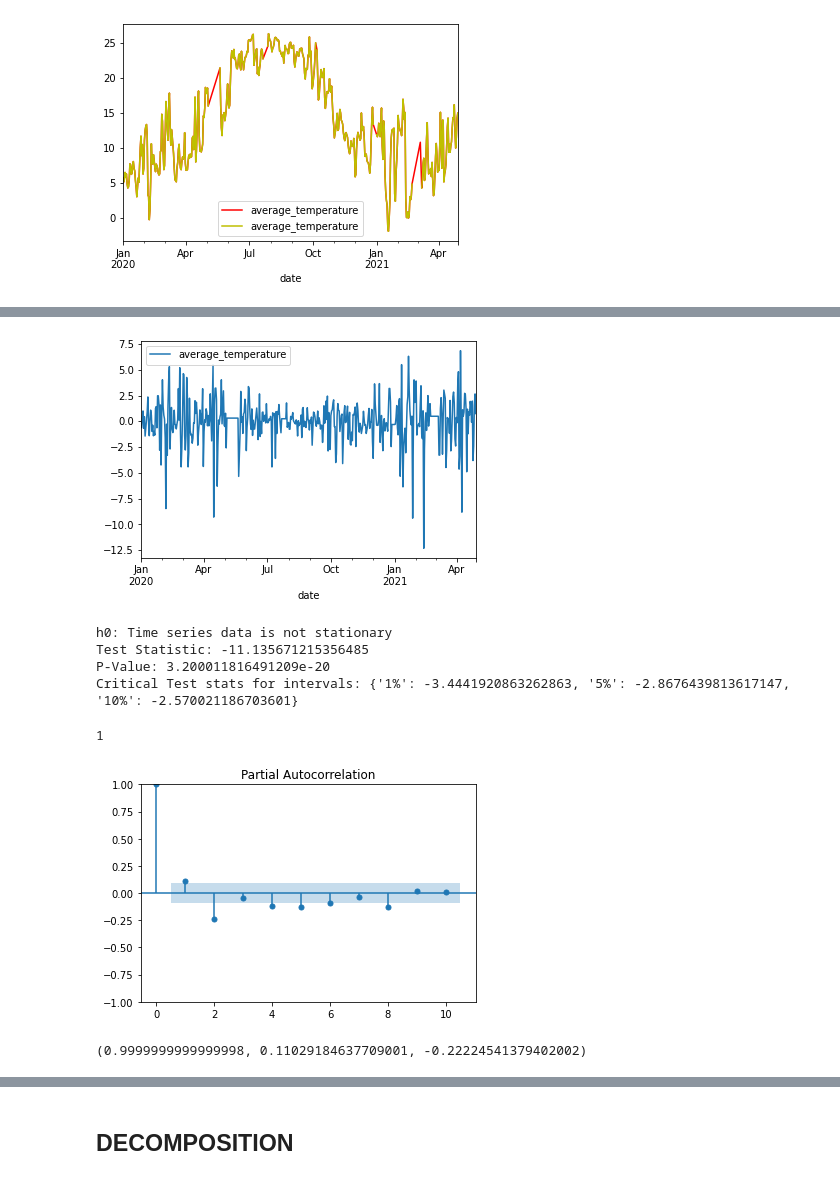
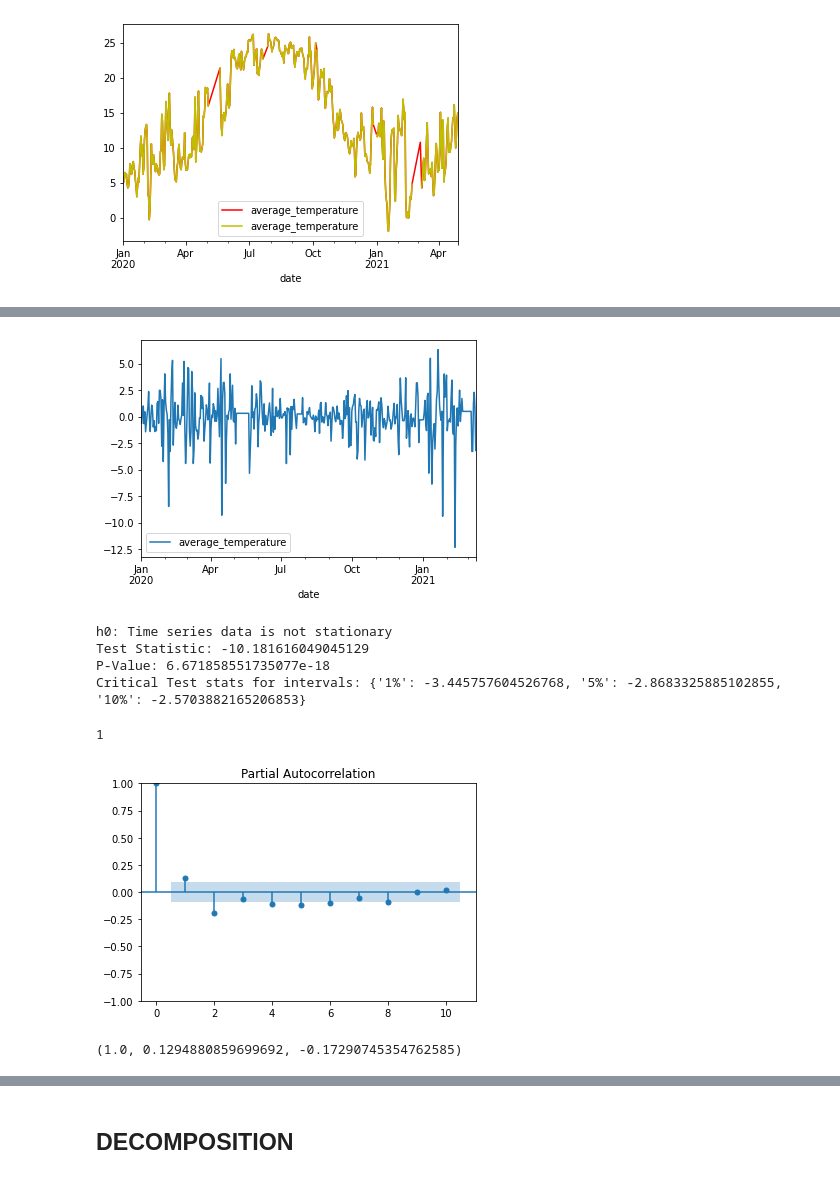
Before and after one commit to LeventSoykan/Analysis_IBB_Istanbul_Weather_Traffic_Dataset, a Jupyter notebook: analysis_hourly_figures.ipynb, the cells around one changed output, grey strips where cells are left out. Drawn from its saved outputs; the diff is of its cells as text; code cells hidden in the pictures.

Commit message:
Update analysis_hourly_figures.ipynb
Split data and run ARIMA again

```diff
--- a/analysis_hourly_figures.ipynb
+++ b/analysis_hourly_figures.ipynb
@@ -265,0 +271,3 @@ temperature = temperature.interpolate()
+# %%
+X = temperature.loc['2020-01-01':'2021-03-11']
+y = temperature.loc['2021-03-11':]
@@ -278,16 +293,16 @@ Critical Test stats for intervals: {'1%': -3.4441920863262863, '5%': -2.86764398
 # %%
-diff1 = temperature.diff()
+diff1 = X.diff()
 diff1.plot();
 # %% [output]
-[figure, old version]
+[figure, new version]
 # %%
 results = adfuller(diff1.dropna())
 print("h0: Time series data is not stationary")
 print(f"Test Statistic: {results[0]}\nP-Value: {results[1]}\nCritical Test stats for intervals: {results[4]}\n")
 # %% [output]
 h0: Time series data is not stationary
-Test Statistic: -11.135671215356485
-P-Value: 3.200011816491209e-20
-Critical Test stats for intervals: {'1%': -3.4441920863262863, '5%': -2.8676439813617147, '10%': -2.570021186703601}
+Test Statistic: -10.181616049045129
+P-Value: 6.671858551735077e-18
+Critical Test stats for intervals: {'1%': -3.445757604526768, '5%': -2.8683325885102855, '10%': -2.5703882165206853}
 # %%
 from pmdarima.arima.utils import ndiffs
@@ -298,7 +313,7 @@ ndiffs(temperature, test='adf')
 from statsmodels.graphics.tsaplots import plot_acf, plot_pacf
 plot_pacf(diff1.dropna(), lags=10);
 # %% [output]
-[figure, old version]
+[figure, new version]
 # %%
 ser = diff1.dropna().iloc[:,0]
 ar0 = ser.corr(ser)
@@ -306,7 +321,7 @@ ar1 = ser.corr(ser.shift().dropna())
 ar2 = ser.corr(ser.shift().shift())
 ar0, ar1, ar2
 # %% [output]
-(0.9999999999999998, 0.11029184637709001, -0.22224541379402002)
+(1.0, 0.1294880859699692, -0.17290745354762585)
 # %%
 plot_acf(diff1.dropna().reset_index(drop=True), lags=50);
 # %% [output]
```
Also changed, not shown: parts of 7 cells of this notebook.
